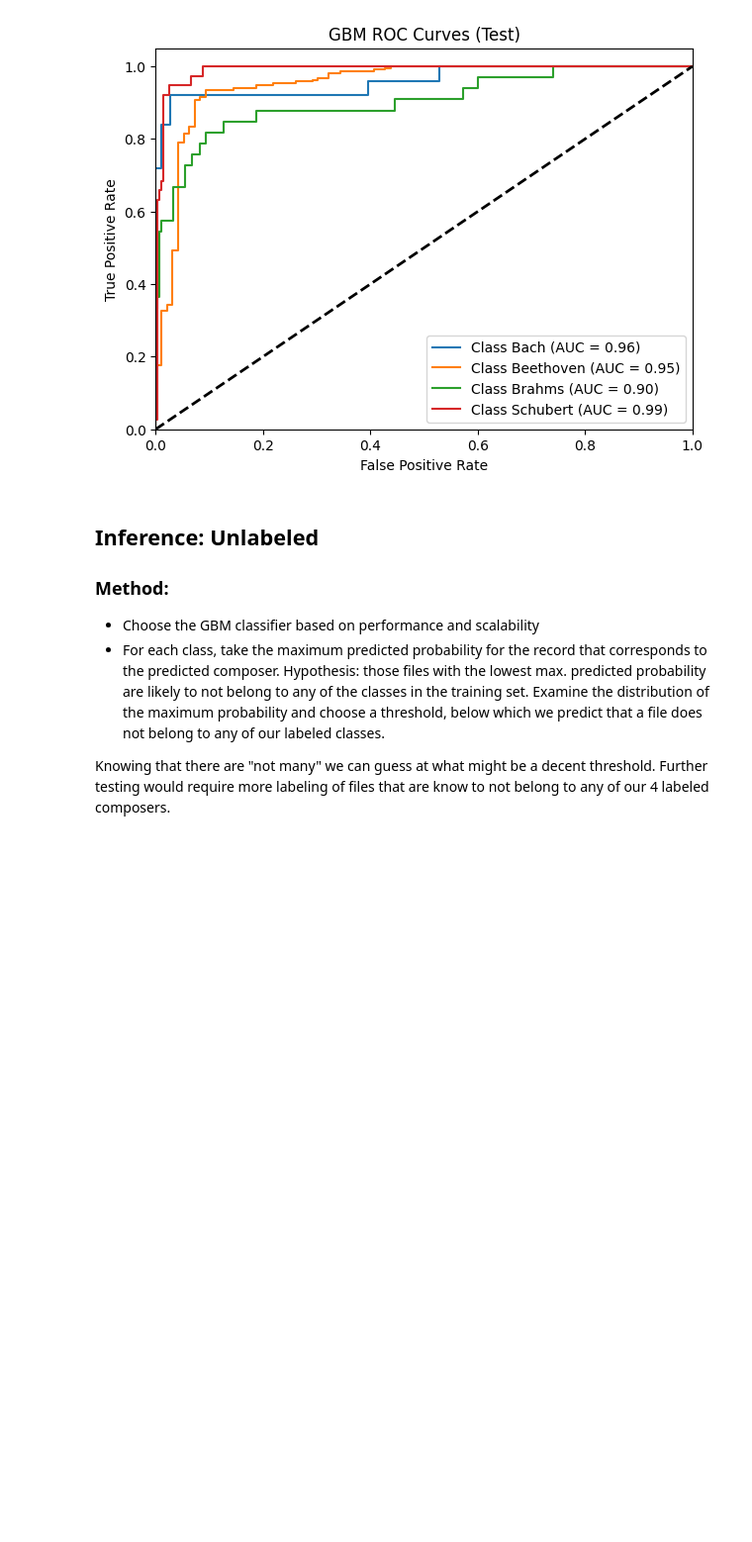
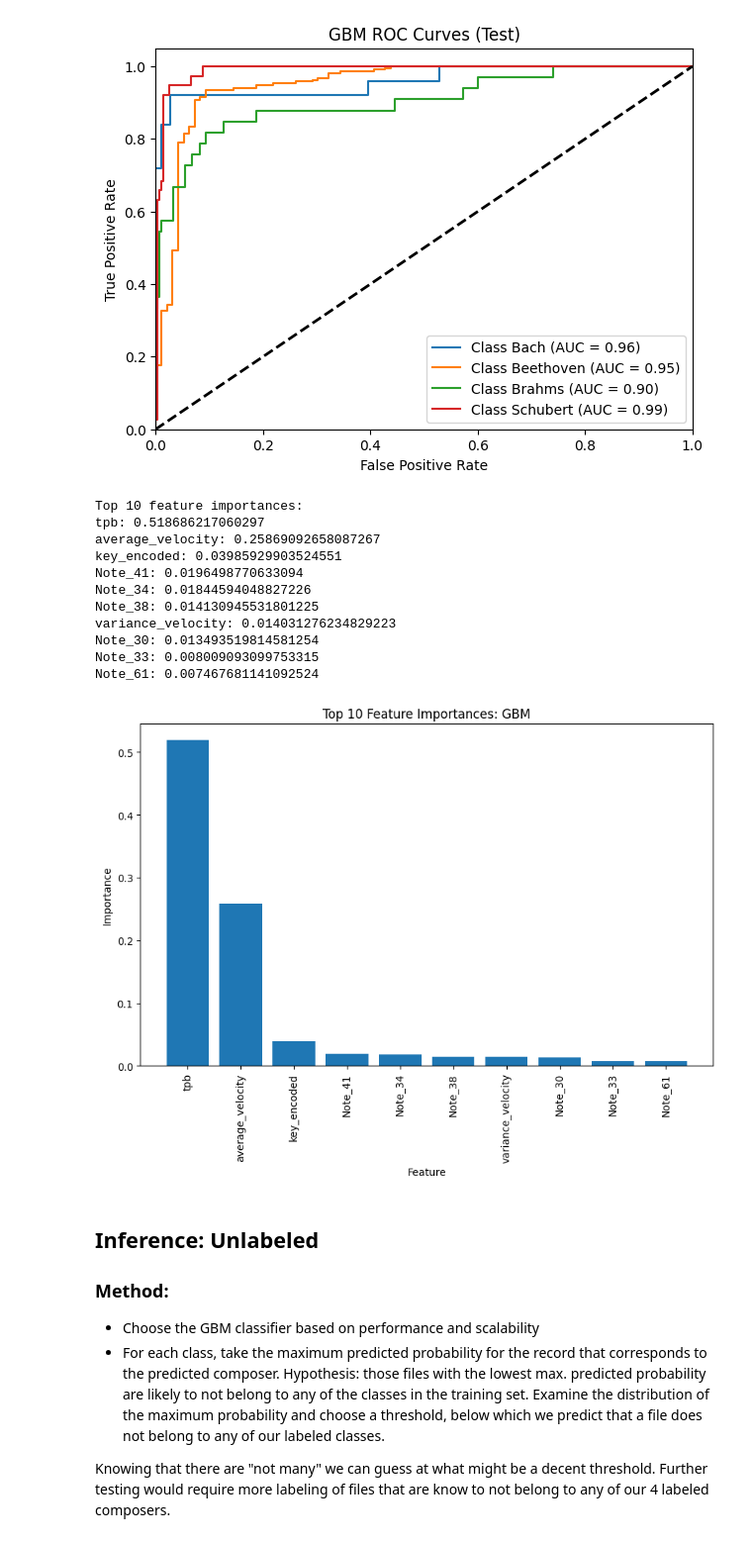
Before and after one commit to dBartMasters/sfl-challenge, a Jupyter notebook: explore_nb_mido.ipynb, the cells around one changed output. Shown at 99% size. Cells and saved outputs as stored; diff of their text form; code cells hidden in the pictures; blank space fills up the shorter version.

Commit message:
add feature importances

```diff
--- a/explore_nb_mido.ipynb
+++ b/explore_nb_mido.ipynb
@@ -384,6 +270,21 @@ Classification Report (Test):
 weighted avg       0.90      0.90      0.90       311
 [figure]
 [figure]
+# %%
+gbm_importances = top_feat(gb_classifier, "GBM", X_train, n=10)
+# %% [output]
+Top 10 feature importances:
+tpb: 0.518686217060297
+average_velocity: 0.25869092658087267
+key_encoded: 0.03985929903524551
+Note_41: 0.0196498770633094
+Note_34: 0.01844594048827226
+Note_38: 0.014130945531801225
+variance_velocity: 0.014031276234829223
+Note_30: 0.013493519814581254
+Note_33: 0.008009093099753315
+Note_61: 0.007467681141092524
+[figure, added]
 # %% [markdown]
 ## Inference: Unlabeled
 ### Method:
```
Also changed, not shown: parts of 15 cells of this notebook, 1 other file.
